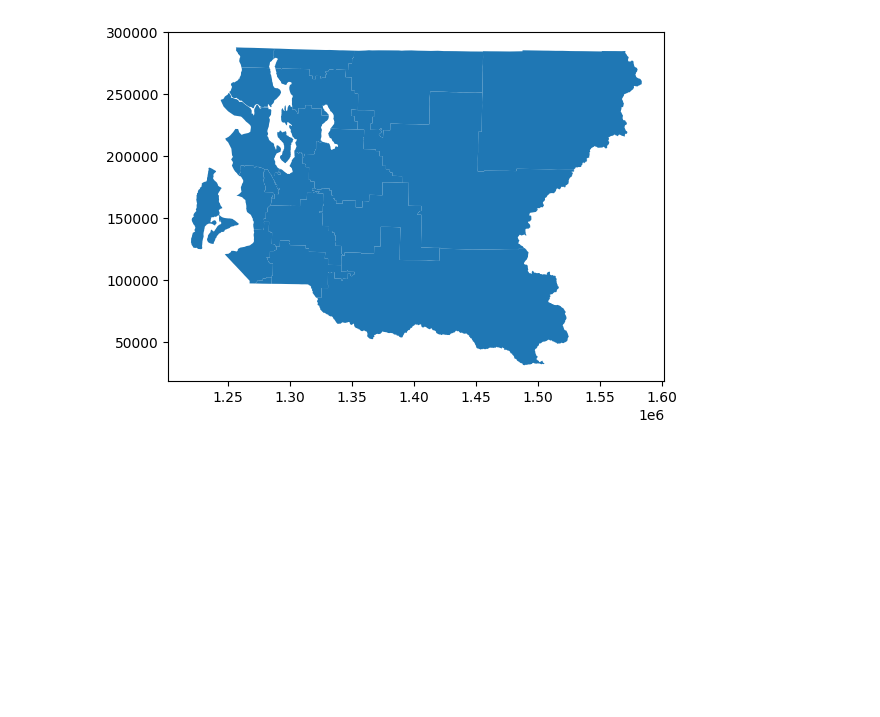
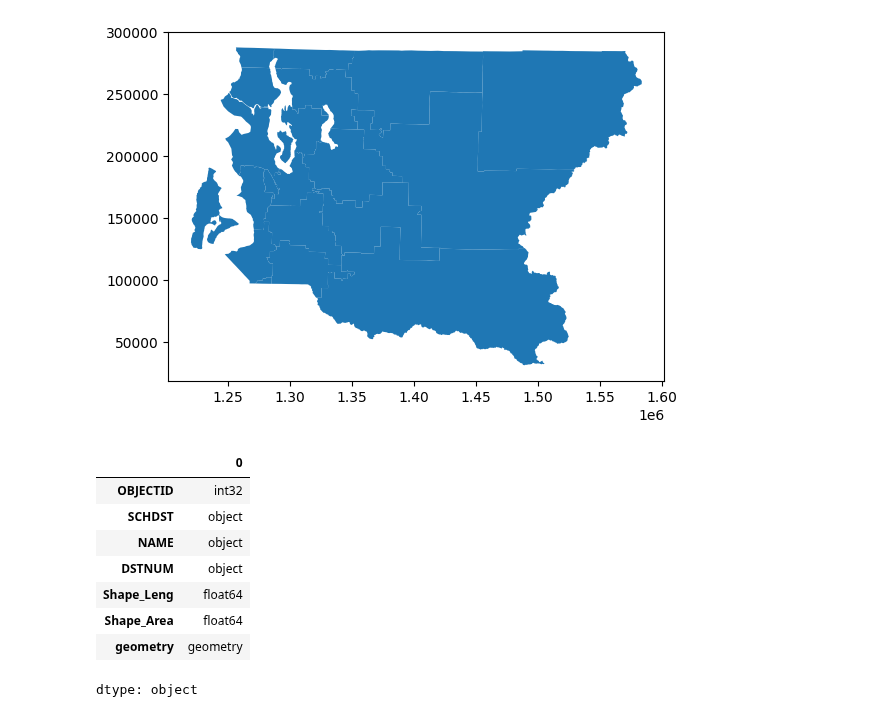
Before and after one commit to Spontyrupple/mamaine, a Jupyter notebook: King_County.ipynb, the cells around one changed output. Saved outputs shown, nothing was run; the diff lists cells and outputs as text; code cells hidden in the pictures; blank space fills up the shorter version.

```diff
--- a/King_County.ipynb
+++ b/King_County.ipynb
@@ -62,0 +69,13 @@ kingc.plot()
+# %%
+kingc.dtypes #with geopandas can do stuff like with pandas :)
+#kingc.info()
+# %% [output]
+|  | 0 |
+| OBJECTID | int32 |
+| SCHDST | object |
+| NAME | object |
+| DSTNUM | object |
+| Shape_Leng | float64 |
+| Shape_Area | float64 |
+| geometry | geometry |
+dtype: object
```
Also changed, not shown: parts of 6 cells of this notebook.
